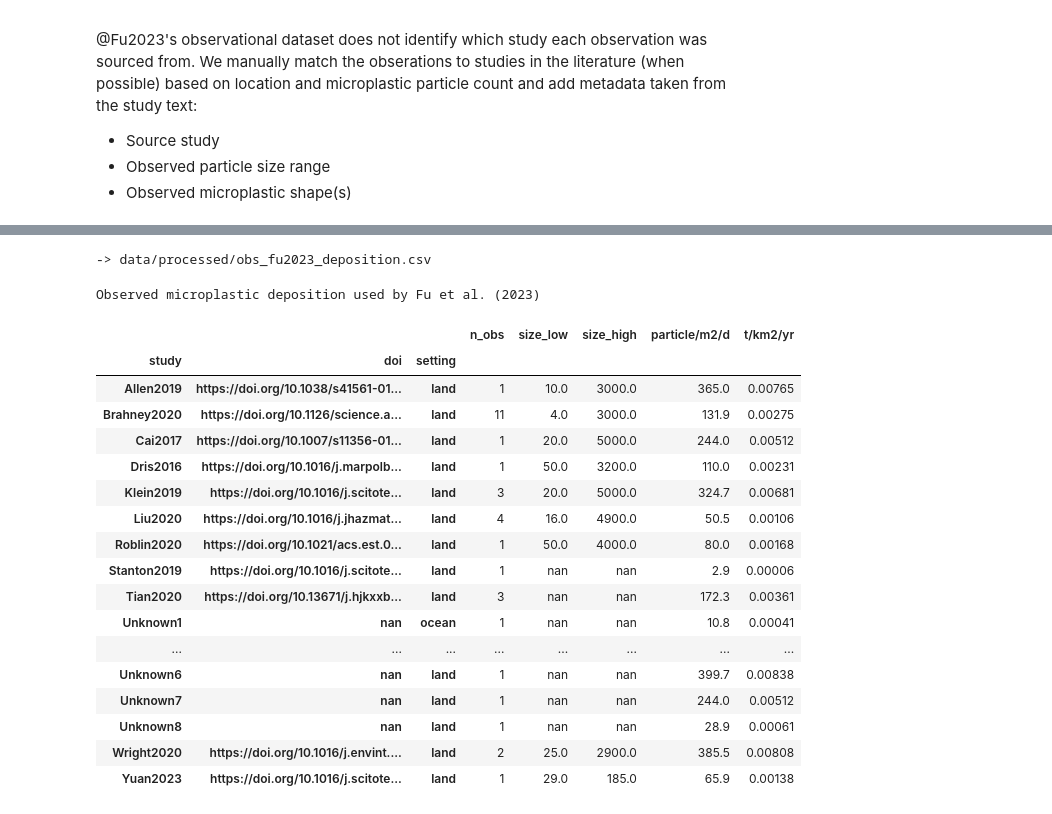
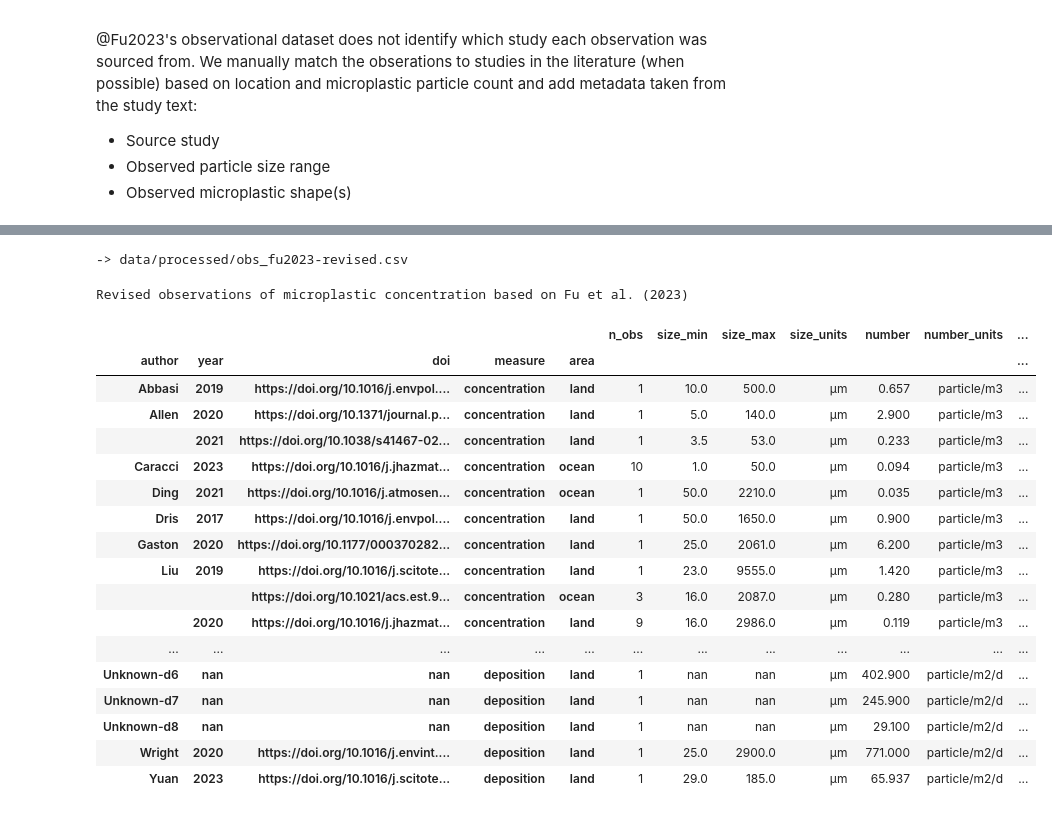
Before and after one commit to GEOS-Chem-IGE/hough2026_atmo-plast-emis_harmonize, a Jupyter notebook: notebooks/prep-obs-fu2023.ipynb, the cells around one changed output, grey strips where cells are left out. Cells and saved outputs as stored; diff of their text form; code cells hidden in the pictures.

```diff
--- a/notebooks/prep-fu2023-obs.ipynb
+++ b/notebooks/prep-obs-fu2023.ipynb
@@ -615,8 +651,5 @@ Annotate @Fu2023's observations
 # %%
-conc_annot = save_or_load(
-    out_name="obs_fu2023_concentration.csv",
-    fun=annotate_fu2023_conc,
-    data_dir=DATA_DIR,
-    overwrite=OVERWRITE,
+fu2023 = save_or_load(
+    out_name="obs_fu2023.csv", fun=annotate_fu2023, data_dir=DATA_DIR, overwrite=OVERWRITE
 )
 # %% [output]
@@ -665,48 +714,52 @@ Observed microplastic concentration used by Fu et al. (2023)
 # %%
-depo_annot = save_or_load(
-    out_name="obs_fu2023_deposition.csv",
-    fun=annotate_fu2023_depo,
-    data_dir=DATA_DIR,
-    overwrite=OVERWRITE,
+fu2023_revised = save_or_load(
+    out_name="obs_fu2023-revised.csv", fun=revise_fu2023, overwrite=OVERWRITE, obs=fu2023
 )
 # %% [output]
--> data/processed/obs_fu2023_deposition.csv
+-> data/processed/obs_fu2023-revised.csv
 # %%
 # Print summary for reference(
 clean_styler(
-    depo_annot.groupby(["study", "doi", "setting"], dropna=False)
+    fu2023_revised.groupby(["author", "year", "doi", "measure", "area"], dropna=False)
     .agg(
         {
             "lat": "count",
-            "size_low": "min",
-            "size_high": "max",
-            "particle/m2/d": "mean",
-            "t/km2/yr": "mean",
+            "size_min": "min",
+            "size_max": "max",
+            "size_units": "first",
+            "number": "mean",
+            "number_units": "first",
+            "mass": "mean",
+            "mass_units": "first",
         }
     )
+    .sort_index(level="measure")
     .rename(columns={"lat": "n_obs"})
-    .style.set_caption("Observed microplastic deposition used by Fu et al. (2023)")
-    .format("{:.1f}")
-    .format("{:.0f}", subset=["n_obs"])
-    .format("{:.5f}", subset=["t/km2/yr"])
+    .style.set_caption(
+        "Revised observations of microplastic concentration based on Fu et al. (2023)"
+    )
+    .format(precision=1)
+    .format(precision=3, subset=["number"])
+    .format(precision=4, subset=["mass"])
+    .format_index(precision=0)
 )
 # %% [output]
-Observed microplastic deposition used by Fu et al. (2023)
+Revised observations of microplastic concentration based on Fu et al. (2023)
-|  |  |  | n_obs | size_low | size_high | particle/m2/d | t/km2/yr |
-| study | doi | setting |  |  |  |  |  |
-| Allen2019 | https://doi.org/10.1038/s41561-01... | land | 1 | 10.0 | 3000.0 | 365.0 | 0.00765 |
-| Brahney2020 | https://doi.org/10.1126/science.a... | land | 11 | 4.0 | 3000.0 | 131.9 | 0.00275 |
-| Cai2017 | https://doi.org/10.1007/s11356-01... | land | 1 | 20.0 | 5000.0 | 244.0 | 0.00512 |
-| Dris2016 | https://doi.org/10.1016/j.marpolb... | land | 1 | 50.0 | 3200.0 | 110.0 | 0.00231 |
-| Klein2019 | https://doi.org/10.1016/j.scitote... | land | 3 | 20.0 | 5000.0 | 324.7 | 0.00681 |
-| Liu2020 | https://doi.org/10.1016/j.jhazmat... | land | 4 | 16.0 | 4900.0 | 50.5 | 0.00106 |
-| Roblin2020 | https://doi.org/10.1021/acs.est.0... | land | 1 | 50.0 | 4000.0 | 80.0 | 0.00168 |
-| Stanton2019 | https://doi.org/10.1016/j.scitote... | land | 1 | nan | nan | 2.9 | 0.00006 |
-| Tian2020 | https://doi.org/10.13671/j.hjkxxb... | land | 3 | nan | nan | 172.3 | 0.00361 |
-| Unknown1 | nan | ocean | 1 | nan | nan | 10.8 | 0.00041 |
-| ... | ... | ... | ... | ... | ... | ... | ... |
-| Unknown6 | nan | land | 1 | nan | nan | 399.7 | 0.00838 |
-| Unknown7 | nan | land | 1 | nan | nan | 244.0 | 0.00512 |
-| Unknown8 | nan | land | 1 | nan | nan | 28.9 | 0.00061 |
-| Wright2020 | https://doi.org/10.1016/j.envint.... | land | 2 | 25.0 | 2900.0 | 385.5 | 0.00808 |
-| Yuan2023 | https://doi.org/10.1016/j.scitote... | land | 1 | 29.0 | 185.0 | 65.9 | 0.00138 |
+|  |  |  |  |  | n_obs | size_min | size_max | size_units | number | number_units | ... |
+| author | year | doi | measure | area |  |  |  |  |  |  | ... |
+| Abbasi | 2019 | https://doi.org/10.1016/j.envpol.... | concentration | land | 1 | 10.0 | 500.0 | µm | 0.657 | particle/m3 | ... |
+| Allen | 2020 | https://doi.org/10.1371/journal.p... | concentration | land | 1 | 5.0 | 140.0 | µm | 2.900 | particle/m3 | ... |
+|  | 2021 | https://doi.org/10.1038/s41467-02... | concentration | land | 1 | 3.5 | 53.0 | µm | 0.233 | particle/m3 | ... |
+| Caracci | 2023 | https://doi.org/10.1016/j.jhazmat... | concentration | ocean | 10 | 1.0 | 50.0 | µm | 0.094 | particle/m3 | ... |
+| Ding | 2021 | https://doi.org/10.1016/j.atmosen... | concentration | ocean | 1 | 50.0 | 2210.0 | µm | 0.035 | particle/m3 | ... |
+| Dris | 2017 | https://doi.org/10.1016/j.envpol.... | concentration | land | 1 | 50.0 | 1650.0 | µm | 0.900 | particle/m3 | ... |
+| Gaston | 2020 | https://doi.org/10.1177/000370282... | concentration | land | 1 | 25.0 | 2061.0 | µm | 6.200 | particle/m3 | ... |
+| Liu | 2019 | https://doi.org/10.1016/j.scitote... | concentration | land | 1 | 23.0 | 9555.0 | µm | 1.420 | particle/m3 | ... |
+|  |  | https://doi.org/10.1021/acs.est.9... | concentration | ocean | 3 | 16.0 | 2087.0 | µm | 0.280 | particle/m3 | ... |
+|  | 2020 | https://doi.org/10.1016/j.jhazmat... | concentration | land | 9 | 16.0 | 2986.0 | µm | 0.119 | particle/m3 | ... |
+| ... | ... | ... | ... | ... | ... | ... | ... | ... | ... | ... | ... |
+| Unknown-d6 | nan | nan | deposition | land | 1 | nan | nan | µm | 402.900 | particle/m2/d | ... |
+| Unknown-d7 | nan | nan | deposition | land | 1 | nan | nan | µm | 245.900 | particle/m2/d | ... |
+| Unknown-d8 | nan | nan | deposition | land | 1 | nan | nan | µm | 29.100 | particle/m2/d | ... |
+| Wright | 2020 | https://doi.org/10.1016/j.envint.... | deposition | land | 1 | 25.0 | 2900.0 | µm | 771.000 | particle/m2/d | ... |
+| Yuan | 2023 | https://doi.org/10.1016/j.scitote... | deposition | land | 1 | 29.0 | 185.0 | µm | 65.937 | particle/m2/d | ... |
```
Also changed, not shown: parts of 13 cells of this notebook, 10 other files.
